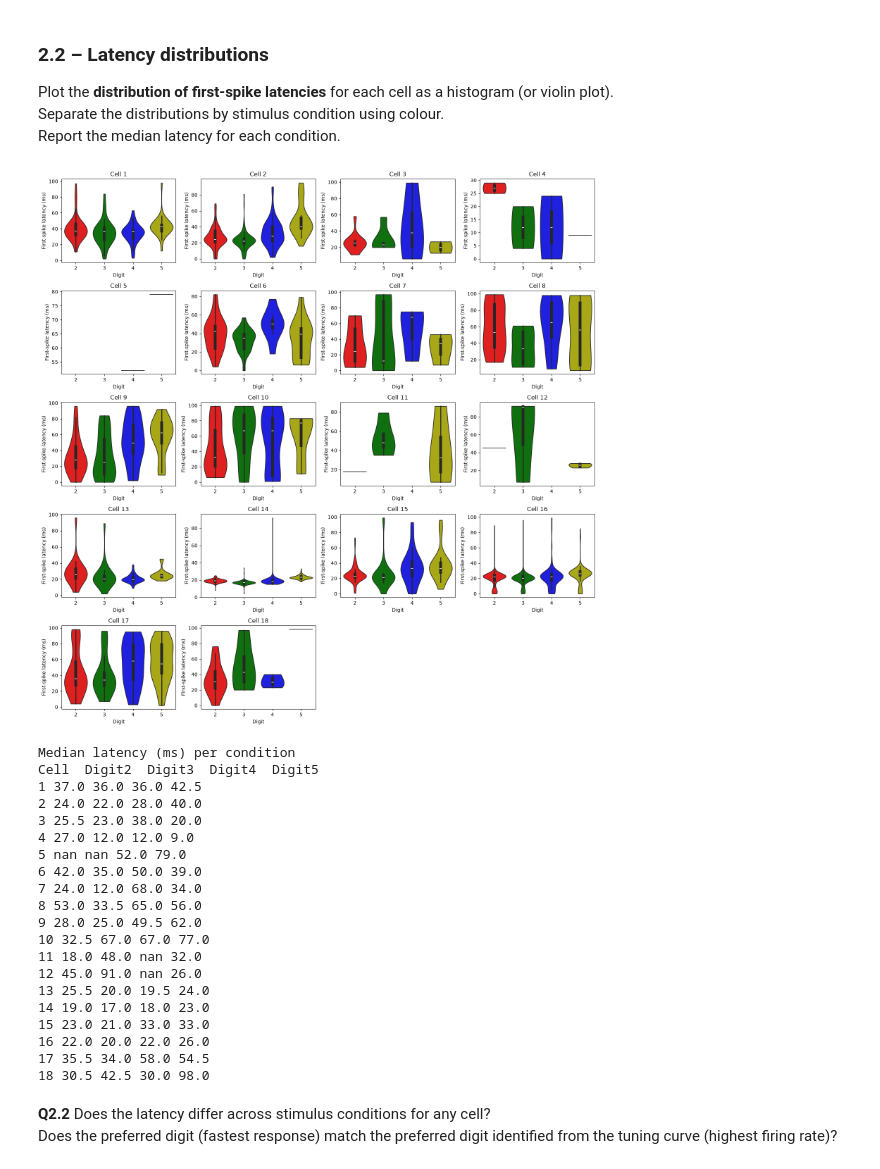
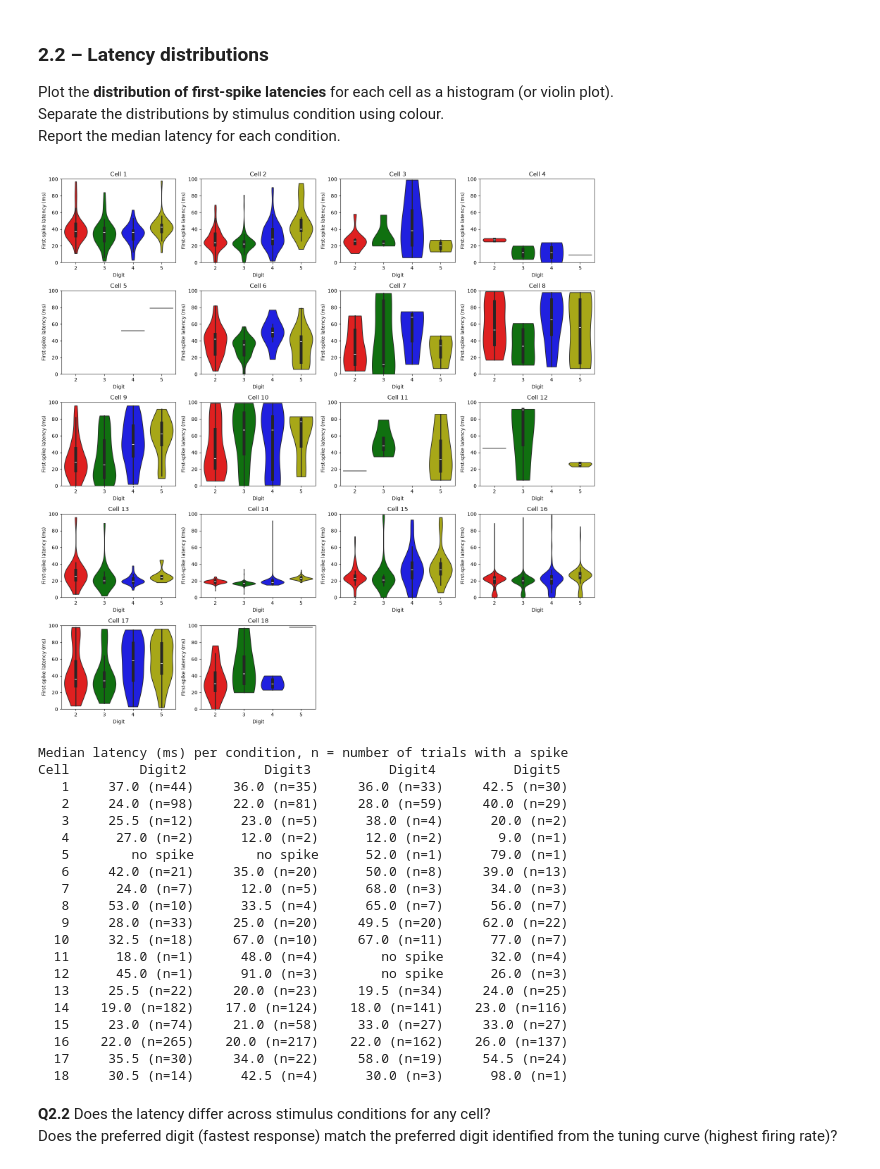
Before and after one commit to Elnettelucas/Groupe_21_HW_DataAnalysis_2026.ipynb, a Jupyter notebook: HW_SU_LFP_111026_student_2026.ipynb, the cells around one changed output. Cells and saved outputs as stored; diff of their text form; code cells hidden in the pictures.

```diff
--- a/HW_SU_LFP_111026_student_2026.ipynb
+++ b/HW_SU_LFP_111026_student_2026.ipynb
@@ -341,55 +341,62 @@ Report the median latency for each condition.
 # %%
 import seaborn as sns
 
 color = {2: 'r', 3: 'g', 4: 'b', 5: 'y'}
 
 plt.figure(figsize=(16, 16))
-for n in range(18):
+for n in range(len(cells)):
     StimCond = cells[n]['StimCond']
-    has_spike = latencies[n] >= 0          # vrai pour les essais avec un spike (NaN >= 0 est faux)
+    has_spike = ~np.isnan(latencies[n])    # True for trials with a spike (latency is not NaN)
 
     plt.subplot(5, 4, n+1)
     sns.violinplot(x=StimCond[has_spike, 1], y=latencies[n][has_spike], hue=StimCond[has_spike, 1],
                    order=[2, 3, 4, 5], palette=color, cut=0, legend=False)
     plt.xlabel('Digit')
     plt.ylabel('First-spike latency (ms)')
+    plt.ylim(0, 100)                      # same scale for all cells: the latency window is 0 to +100 ms
     plt.title('Cell ' + str(n+1))
 plt.tight_layout()
 plt.show()
 
-# Latence médiane pour chaque condition
-print("Median latency (ms) per condition")
-print("Cell  Digit2  Digit3  Digit4  Digit5")
-for n in range(18):
+# Median latency per condition, with the number of trials it is based on
+print("Median latency (ms) per condition, n = number of trials with a spike")
+print("Cell         Digit2          Digit3          Digit4          Digit5")
+for n in range(len(cells)):
     StimCond = cells[n]['StimCond']
-    medians = []
+    line = f"{n+1:4d}"                                  # cell number, 4 characters wide
     for stim in [2, 3, 4, 5]:
-        lat = latencies[n][StimCond[:, 1] == stim]
-        lat = lat[lat >= 0]
-        medians.append(np.median(lat))
-    print(n+1, medians[0], medians[1], medians[2], medians[3])
+        lat = latencies[n][StimCond[:, 1] == stim]      # latencies of this digit's trials
+        has_spike = ~np.isnan(lat)                      # True where the trial has a spike
+        lat = lat[has_spike]                            # keep only those trials (drop NaN)
+        n_trials = len(lat)                             # how many trials the median is based on
+        if n_trials == 0:
+            text = "no spike"
+        else:
+            text = f"{np.median(lat):.1f} (n={n_trials})"
+        line = line + f"{text:>16s}"                    # right-aligned in a 16-character column
+    print(line)
 # %% [output]
-[figure, old version]
+[figure, new version]
-Median latency (ms) per condition
-Cell  Digit2  Digit3  Digit4  Digit5
-1 37.0 36.0 36.0 42.5
-2 24.0 22.0 28.0 40.0
-3 25.5 23.0 38.0 20.0
-4 27.0 12.0 12.0 9.0
-5 nan nan 52.0 79.0
-6 42.0 35.0 50.0 39.0
-7 24.0 12.0 68.0 34.0
-8 53.0 33.5 65.0 56.0
-9 28.0 25.0 49.5 62.0
-10 32.5 67.0 67.0 77.0
-11 18.0 48.0 nan 32.0
-12 45.0 91.0 nan 26.0
-13 25.5 20.0 19.5 24.0
-14 19.0 17.0 18.0 23.0
-15 23.0 21.0 33.0 33.0
-16 22.0 20.0 22.0 26.0
-17 35.5 34.0 58.0 54.5
-18 30.5 42.5 30.0 98.0
+Median latency (ms) per condition, n = number of trials with a spike
+Cell         Digit2          Digit3          Digit4          Digit5
+   1     37.0 (n=44)     36.0 (n=35)     36.0 (n=33)     42.5 (n=30)
+   2     24.0 (n=98)     22.0 (n=81)     28.0 (n=59)     40.0 (n=29)
+   3     25.5 (n=12)      23.0 (n=5)      38.0 (n=4)      20.0 (n=2)
+   4      27.0 (n=2)      12.0 (n=2)      12.0 (n=2)       9.0 (n=1)
+   5        no spike        no spike      52.0 (n=1)      79.0 (n=1)
+   6     42.0 (n=21)     35.0 (n=20)      50.0 (n=8)     39.0 (n=13)
+   7      24.0 (n=7)      12.0 (n=5)      68.0 (n=3)      34.0 (n=3)
+   8     53.0 (n=10)      33.5 (n=4)      65.0 (n=7)      56.0 (n=7)
+   9     28.0 (n=33)     25.0 (n=20)     49.5 (n=20)     62.0 (n=22)
+  10     32.5 (n=18)     67.0 (n=10)     67.0 (n=11)      77.0 (n=7)
+  11      18.0 (n=1)      48.0 (n=4)        no spike      32.0 (n=4)
+  12      45.0 (n=1)      91.0 (n=3)        no spike      26.0 (n=3)
+  13     25.5 (n=22)     20.0 (n=23)     19.5 (n=34)     24.0 (n=25)
+  14    19.0 (n=182)    17.0 (n=124)    18.0 (n=141)    23.0 (n=116)
+  15     23.0 (n=74)     21.0 (n=58)     33.0 (n=27)     33.0 (n=27)
+  16    22.0 (n=265)    20.0 (n=217)    22.0 (n=162)    26.0 (n=137)
+  17     35.5 (n=30)     34.0 (n=22)     58.0 (n=19)     54.5 (n=24)
+  18     30.5 (n=14)      42.5 (n=4)      30.0 (n=3)      98.0 (n=1)
 # %% [markdown]
 **Q2.2** Does the latency differ across stimulus conditions for any cell?
 Does the preferred digit (fastest response) match the preferred digit identified from the tuning curve (highest firing rate)?
```
Also changed, not shown: parts of 2 cells of this notebook.
